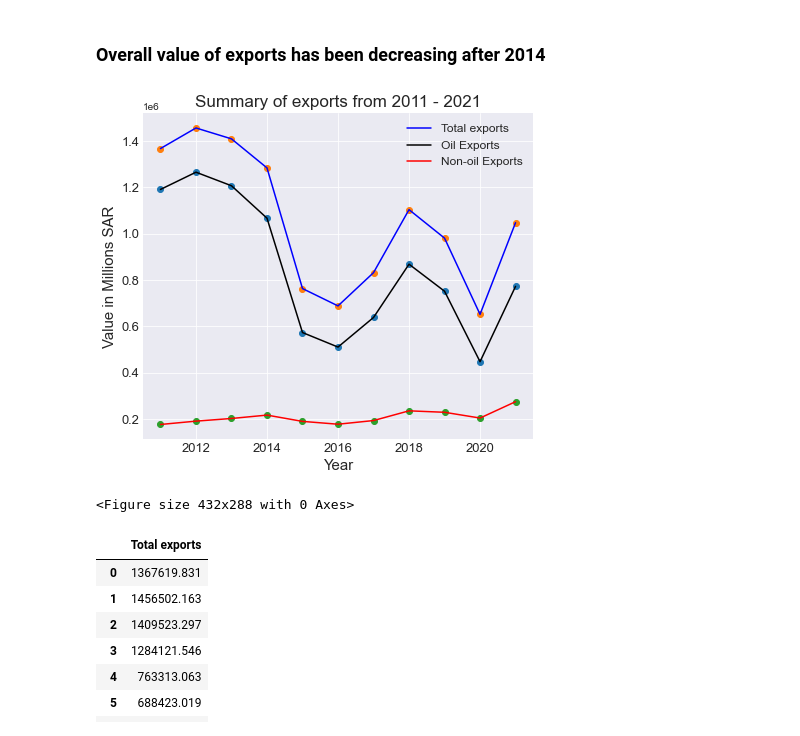
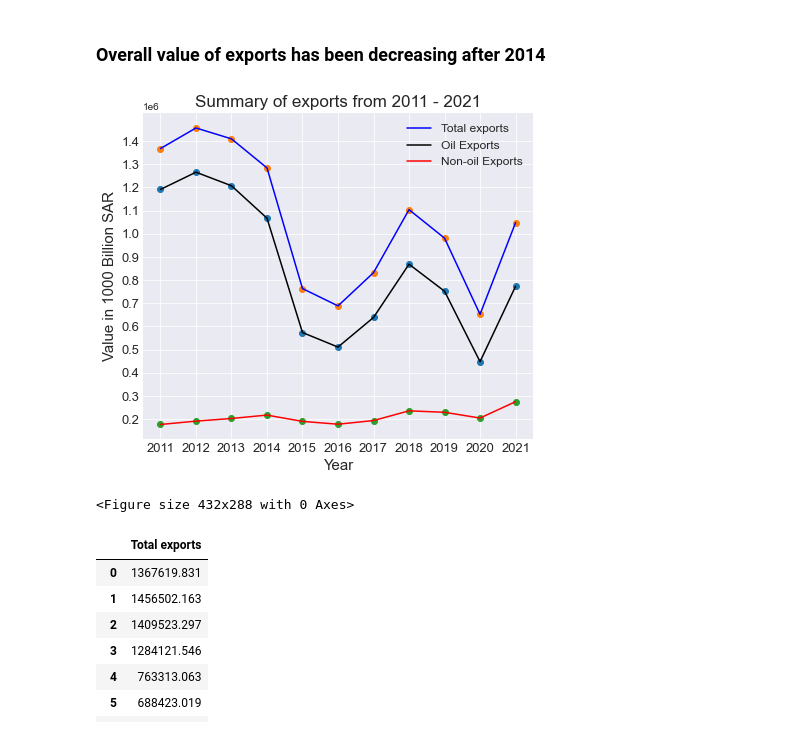
Before and after one commit to Aabusabaeen/Capstone-Project, a Jupyter notebook: Questions.ipynb, the cells around one changed output. Saved outputs shown, nothing was run; the diff lists cells and outputs as text; code cells hidden in the pictures.

```diff
--- a/Questions.ipynb
+++ b/Questions.ipynb
@@ -56,22 +56,22 @@ Trading_Oil_non_Oil.to_csv('Cleaned_data/Trading20_1-1_clean.csv')
 # %%
 plt.style.use('seaborn-darkgrid')
 plt.figure(figsize = [7,6])
 plt.scatter(Trading_Oil_non_Oil['Year'], Trading_Oil_non_Oil['Oil Exports Value(Millions SAR)'])
 plt.scatter(Trading_Oil_non_Oil['Year'], Trading_Oil_non_Oil['Total exports'])
 plt.scatter(Trading_Oil_non_Oil['Year'], Trading_Oil_non_Oil['Non-oil Exports Value(millions SAR)'])
 plt.plot(Trading_Oil_non_Oil[['Year']], Trading_Oil_non_Oil[['Total exports']], c='blue', label='Total exports')
 plt.plot(Trading_Oil_non_Oil[['Year']], Trading_Oil_non_Oil[['Oil Exports Value(Millions SAR)']], c='black', label='Oil Exports')
 plt.plot(Trading_Oil_non_Oil[['Year']], Trading_Oil_non_Oil[['Non-oil Exports Value(millions SAR)']], c='red', label='Non-oil Exports')
 plt.xlabel('Year',fontsize= 15)
-plt.xticks(fontsize= 13)
-plt.yticks(fontsize= 13)
-plt.ylabel('Value in Millions SAR', fontsize= 15)
+plt.xticks(np.arange(2011, 2022, 1), fontsize= 13)
+plt.yticks(np.arange(200000, 1500000, 100000), fontsize= 13)
+plt.ylabel('Value in 1000 Billion SAR', fontsize= 15)
 plt.legend(fontsize= 12)
 plt.title("Summary of exports from 2011 - 2021",fontsize= 17 )
 plt.show()
 plt.savefig('Plots/Summary of exports from 2011 - 2021.png')
 # %% [output]
-[figure, old version]
+[figure, new version]
 <Figure size 432x288 with 0 Axes>
 # %%
 
```
Also changed, not shown: parts of 3 cells of this notebook, 7 other files.
